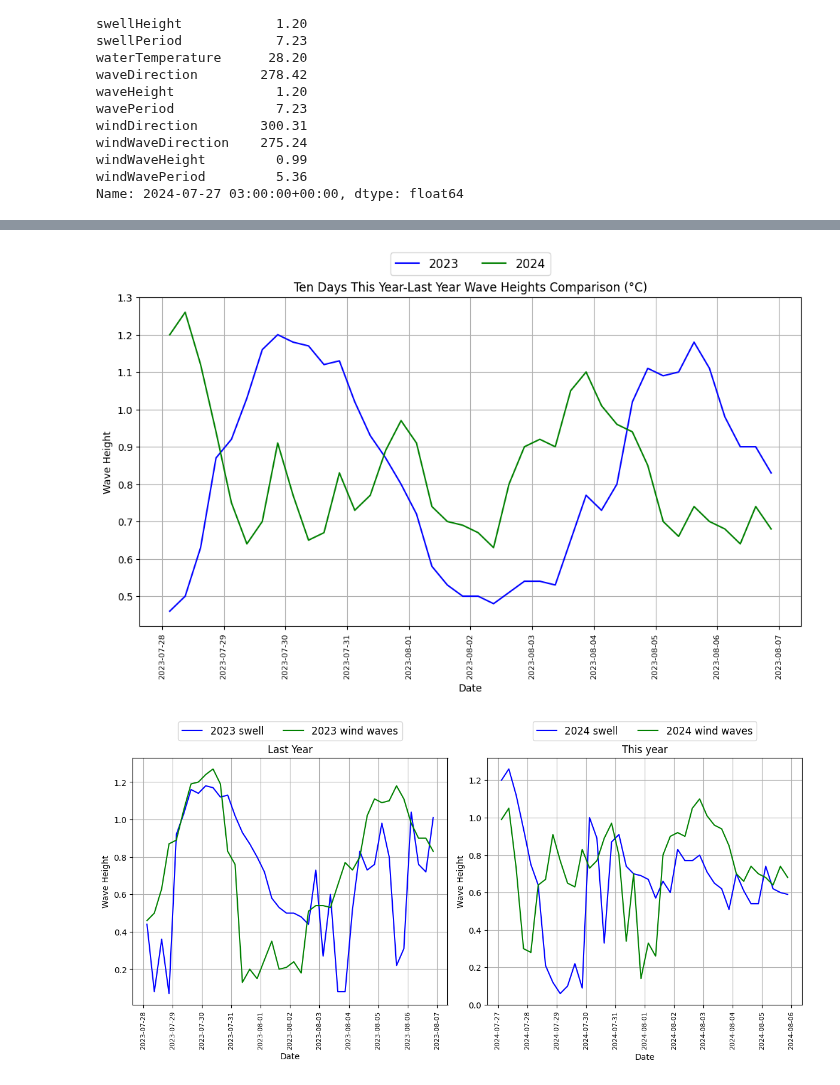
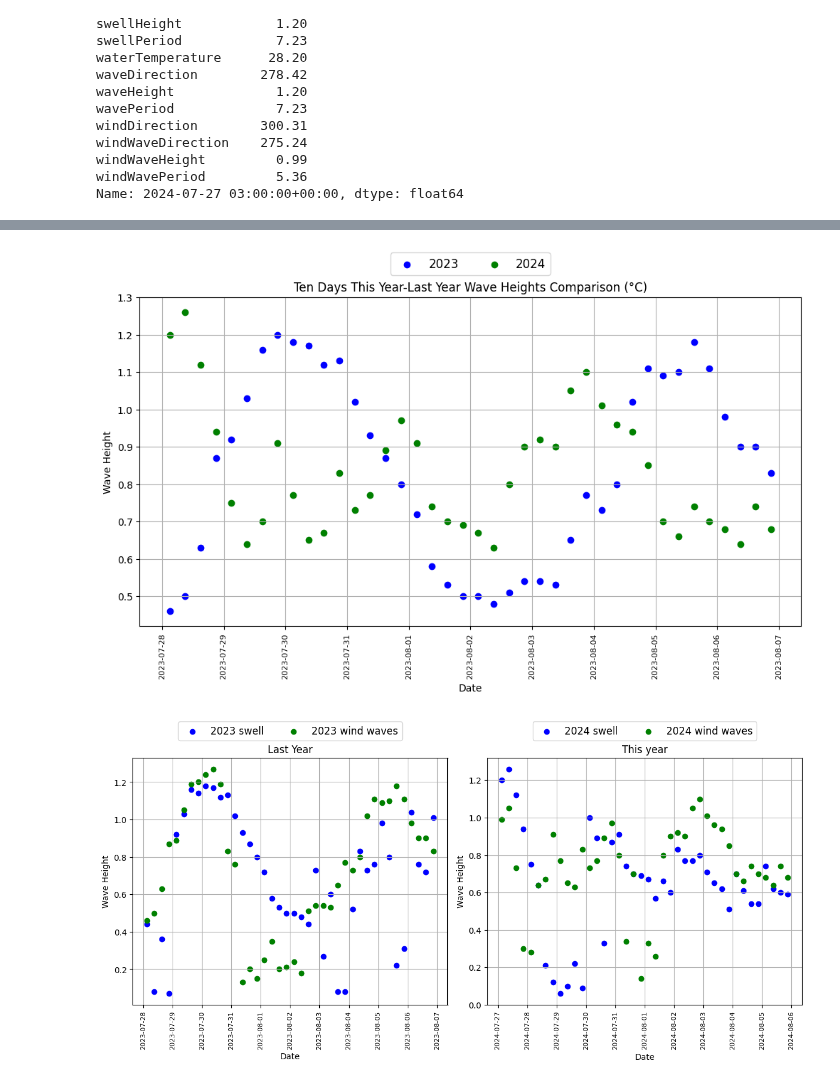
Before and after one commit to werowe/HypatiaAcademy, a Jupyter notebook: stats/waves_compare_last_year.ipynb, the cells around one changed output, grey strips where cells are left out. Drawn from its saved outputs; the diff is of its cells as text; code cells hidden in the pictures.

```diff
--- a/stats/waves_compare_last_year.ipynb
+++ b/stats/waves_compare_last_year.ipynb
@@ -161,8 +140,8 @@ fig, ax = plt.subplots(figsize=(12, 6))
 
 
 
-ax.plot(df_lastyear.index, df_lastyear['waveHeight'],color="blue", label='2023')
-ax.plot(df_lastyear.index, df_yesterday['waveHeight'],color="green", label='2024')
+ax.scatter(df_lastyear.index, df_lastyear['waveHeight'],color="blue", label='2023')
+ax.scatter(df_lastyear.index, df_yesterday['waveHeight'],color="green", label='2024')
 
 # Set the x-axis label
 ax.set_xlabel('Date')
@@ -186,37 +165,37 @@ plt.grid()
 # Show the plot
 plt.show()
 # %% [output]
-[figure, old version]
+[figure, new version]
 # %%
 import matplotlib.pyplot as plt
 
 # Create the plot with two subplots side by side
 fig, (ax1, ax2) = plt.subplots(1, 2, figsize=(12, 6))
 
 # Plot the data on the first subplot
-ax1.plot(df_lastyear.index, df_lastyear['swellHeight'], color="blue", label='2023 swell')
-ax1.plot(df_lastyear.index, df_lastyear['windWaveHeight'], color="green", label='2023 wind waves')
+ax1.scatter(df_lastyear.index, df_lastyear['swellHeight'], color="blue", label='2023 swell')
+ax1.scatter(df_lastyear.index, df_lastyear['windWaveHeight'], color="green", label='2023 wind waves')
 ax1.set_xlabel('Date')
 ax1.set_ylabel('Wave Height')
 ax1.set_title('Last Year')
 ax1.legend(loc='lower center', bbox_to_anchor=(0.5, 1.05), ncol=2, fontsize=12)
 ax1.grid()
 ax1.tick_params(axis='x', rotation=90, labelsize=8)
 
 # Plot the data on the second subplot (copy of the first)
-ax2.plot(df_yesterday.index, df_yesterday['swellHeight'], color="blue", label='2024 swell')
-ax2.plot(df_yesterday.index, df_yesterday['windWaveHeight'], color="green", label='2024 wind waves')
+ax2.scatter(df_yesterday.index, df_yesterday['swellHeight'], color="blue", label='2024 swell')
+ax2.scatter(df_yesterday.index, df_yesterday['windWaveHeight'], color="green", label='2024 wind waves')
 ax2.set_xlabel('Date')
 ax2.set_ylabel('Wave Height')
 ax2.set_title('This year')
 ax2.legend(loc='lower center', bbox_to_anchor=(0.5, 1.05), ncol=2, fontsize=12)
 ax2.grid()
 ax2.tick_params(axis='x', rotation=90, labelsize=8)
 
 # Adjust layout for better spacing
 plt.tight_layout()
 
 # Show the plot
 plt.show()
 # %% [output]
-[figure, old version]
+[figure, new version]
```
Also changed, not shown: parts of 3 cells of this notebook.
